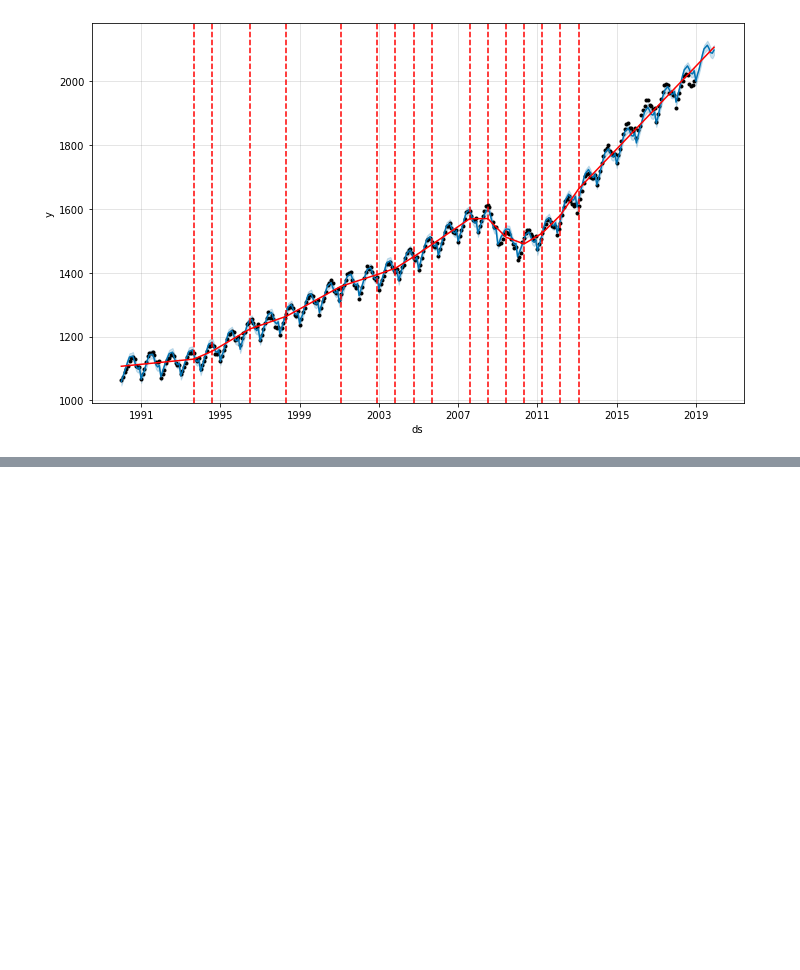
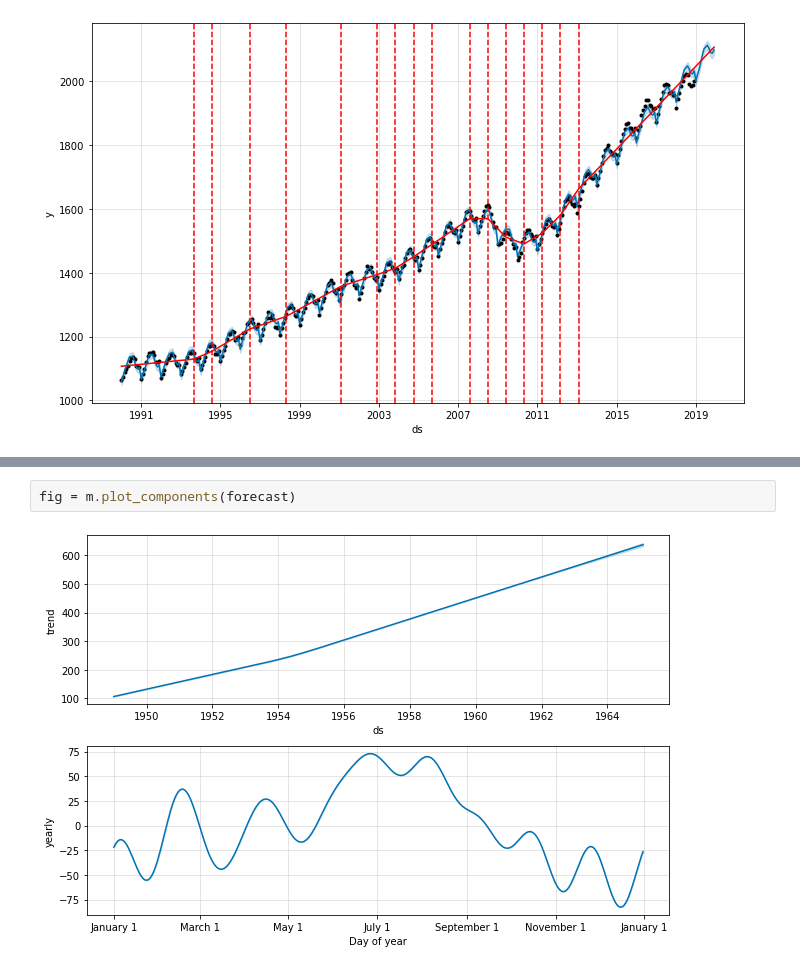
Before and after one commit to jafar-shodiq/jose-portilla-courses, a Jupyter notebook: time-series-data-analysis/prophet.ipynb, the cells around one changed output, grey strips where cells are left out. Cells and saved outputs as stored; diff of their text form; blank space fills up the shorter version.

```diff
--- a/time-series-data-analysis/prophet.ipynb
+++ b/time-series-data-analysis/prophet.ipynb
@@ -327,0 +354,4 @@ a = add_changepoints_to_plot(fig.gca(), m, forecast)
+# %%
+fig = m.plot_components(forecast)
+# %% [output]
+[figure, added]
```
Also changed, not shown: parts of 8 cells of this notebook.
